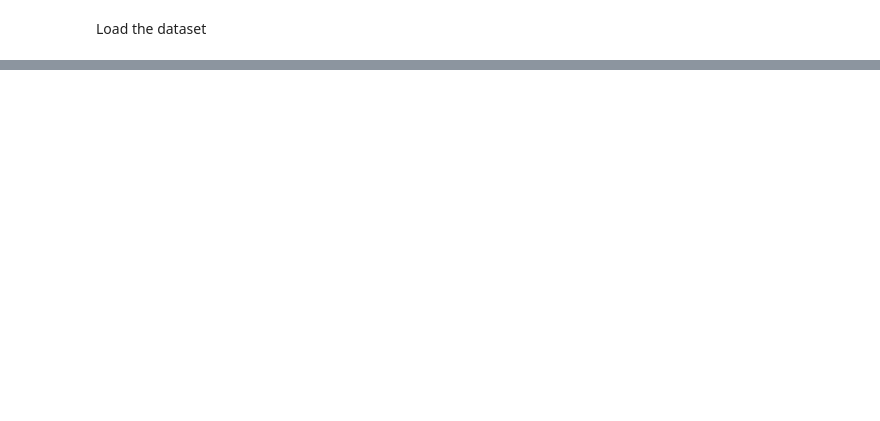
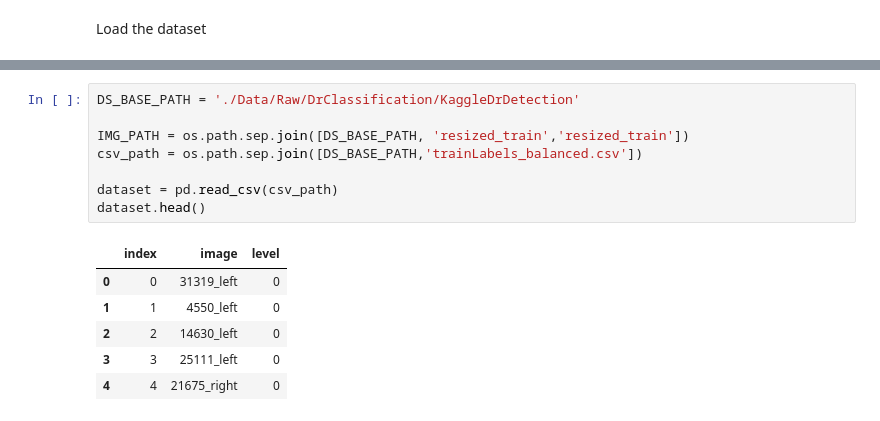
Before and after one commit to AlbertoRomanRamosRodriguez/Tesis-de-Grado, a Jupyter notebook: exploring-kaggle-dr.ipynb, the cells around one changed output, grey strips where cells are left out. Drawn from its saved outputs; the diff is of its cells as text; blank space fills up the shorter version.

```diff
--- a/exploring-kaggle-dr.ipynb
+++ b/exploring-kaggle-dr.ipynb
@@ -6,0 +14,15 @@
+# %%
+DS_BASE_PATH = './Data/Raw/DrClassification/KaggleDrDetection'
+
+IMG_PATH = os.path.sep.join([DS_BASE_PATH, 'resized_train','resized_train'])
+csv_path = os.path.sep.join([DS_BASE_PATH,'trainLabels_balanced.csv'])
+
+dataset = pd.read_csv(csv_path)
+dataset.head()
+# %% [output]
+|  | index | image | level |
+| 0 | 0 | 31319_left | 0 |
+| 1 | 1 | 4550_left | 0 |
+| 2 | 2 | 14630_left | 0 |
+| 3 | 3 | 25111_left | 0 |
+| 4 | 4 | 21675_right | 0 |
```
Also changed, not shown: parts of 21 cells of this notebook.
